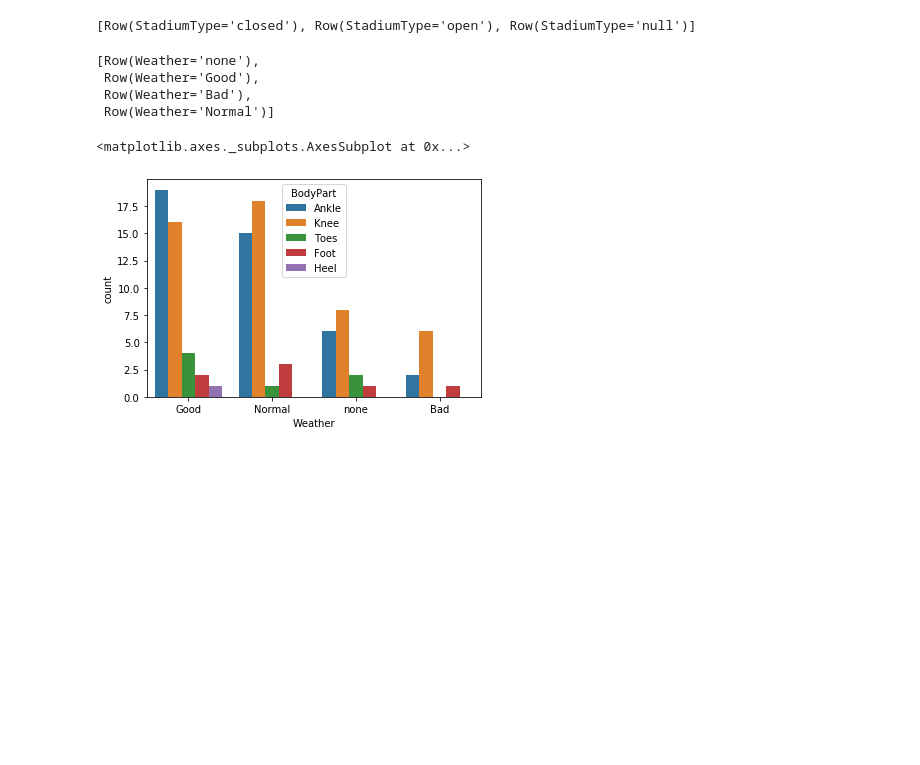
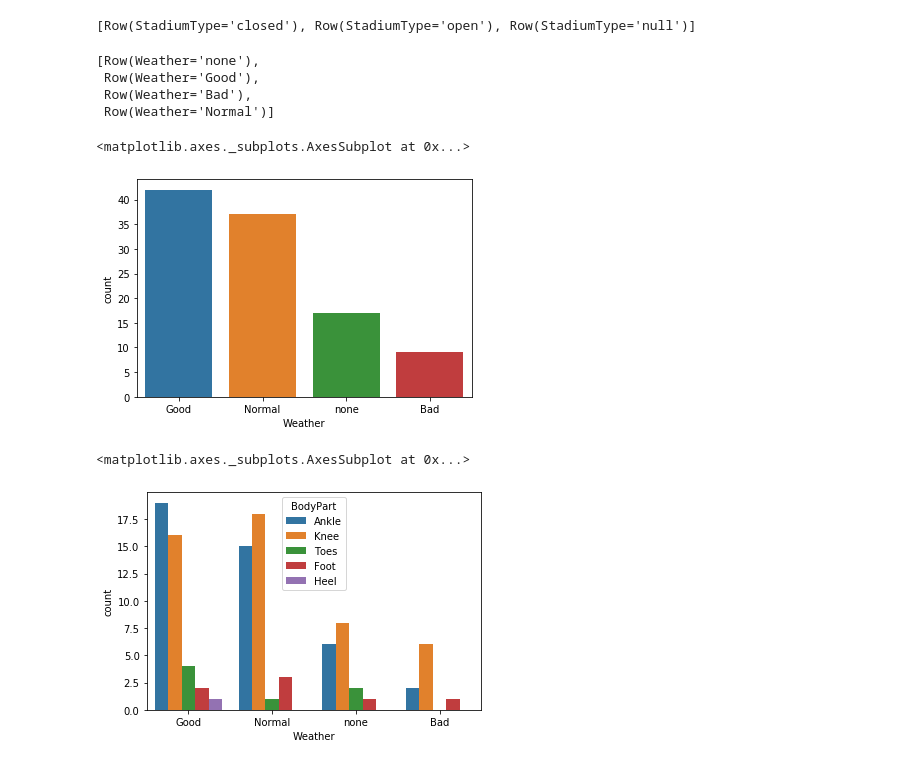
Before and after one commit to cwingho/NFL_Analytics, a Jupyter notebook: Barry/injury-play.ipynb, the cells around one changed output. Cells and saved outputs as stored; diff of their text form; code cells hidden in the pictures; blank space fills up the shorter version.

```diff
--- a/Barry/injury-play.ipynb
+++ b/Barry/injury-play.ipynb
@@ -291,6 +291,11 @@ play_injury.select('Weather').distinct().collect()
  Row(Weather='Normal')]
 # %%
 play_injury_panda = play_injury.toPandas()
+# %%
+sns.countplot(x="Weather", data=play_injury_panda)
+# %% [output]
+<matplotlib.axes._subplots.AxesSubplot at 0x...>
+[figure, added]
 # %%
 sns.countplot(x="Weather", data=play_injury_panda, hue='BodyPart')
 # %% [output]
```
Also changed, not shown: parts of 9 cells of this notebook.
